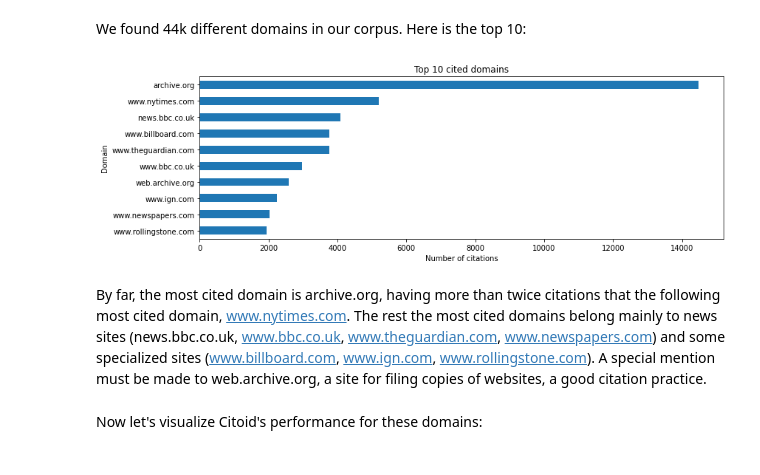
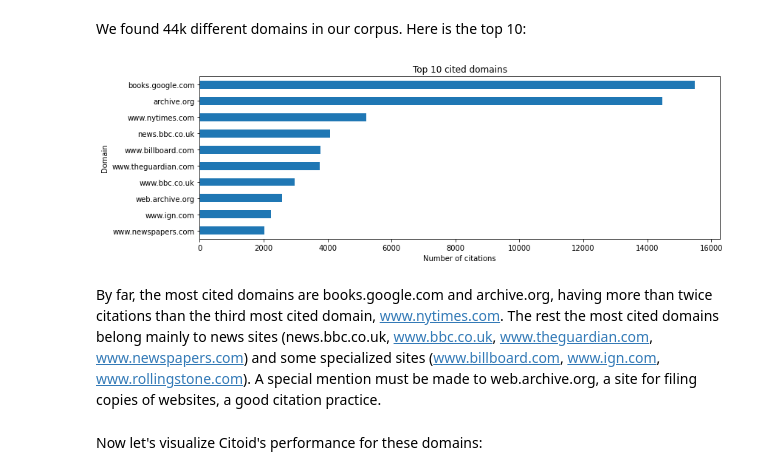
Before and after one commit to hdlabconicet/Web2Cit-research, a Jupyter notebook: understand-citoid-coverage.ipynb, the cells around one changed output. Drawn from its saved outputs; the diff is of its cells as text; code cells hidden in the pictures.

```diff
--- a/understand-citoid-coverage.ipynb
+++ b/understand-citoid-coverage.ipynb
@@ -1357,5 +1370,7 @@ In our corpus of manual citations gathered from featured articles, some URLs app
 
 First, the comparison scores for each URL are selected:
 # %%
-scores = comparison[['url','comp_author_first', 'comp_author_last', 'comp_title',
+scores = comparison[['url','source_type_citoid','wiki_lang', 'comp_author_first', 'comp_author_last', 'comp_title',
        'comp_source_type', 'comp_pub_source', 'comp_pub_date_full', 'comp_pub_year']].copy()
+
+scores
@@ -1470,19 +1501,19 @@ There are 43890 different domains in our corpus
 # %% [markdown]
 We found 44k different domains in our corpus. Here is the top 10:
 # %%
-top_domains = domain_counts[10:0:-1]
+top_domains = domain_counts.head(10).sort_values()
 
 ax = top_domains.plot(figsize=[12,4], title="Top 10 cited domains", legend=False, kind="barh")
 ax.set_ylabel("Domain")
 ax.set_xlabel("Number of citations")
 
 plt.tight_layout()
 plt.savefig("plots/top_cited_domains.png")
 plt.show()
 # %% [output]
-[figure, old version]
+[figure, new version]
 # %% [markdown]
-By far, the most cited domain is archive.org, having more than twice citations that the following most cited domain, www.nytimes.com. The rest the most cited domains belong mainly to news sites (news.bbc.co.uk, www.bbc.co.uk, www.theguardian.com, www.newspapers.com) and some specialized sites (www.billboard.com, www.ign.com, www.rollingstone.com). A special mention must be made to web.archive.org, a site for filing copies of websites, a good citation practice.
+By far, the most cited domains are books.google.com and archive.org, having more than twice citations than the third most cited domain, www.nytimes.com. The rest the most cited domains belong mainly to news sites (news.bbc.co.uk, www.bbc.co.uk, www.theguardian.com, www.newspapers.com) and some specialized sites (www.billboard.com, www.ign.com, www.rollingstone.com). A special mention must be made to web.archive.org, a site for filing copies of websites, a good citation practice.
 # %% [markdown]
 Now let's visualize Citoid's performance for these domains:
 # %%
```
Also changed, not shown: parts of 60 cells of this notebook, 6 other files.
